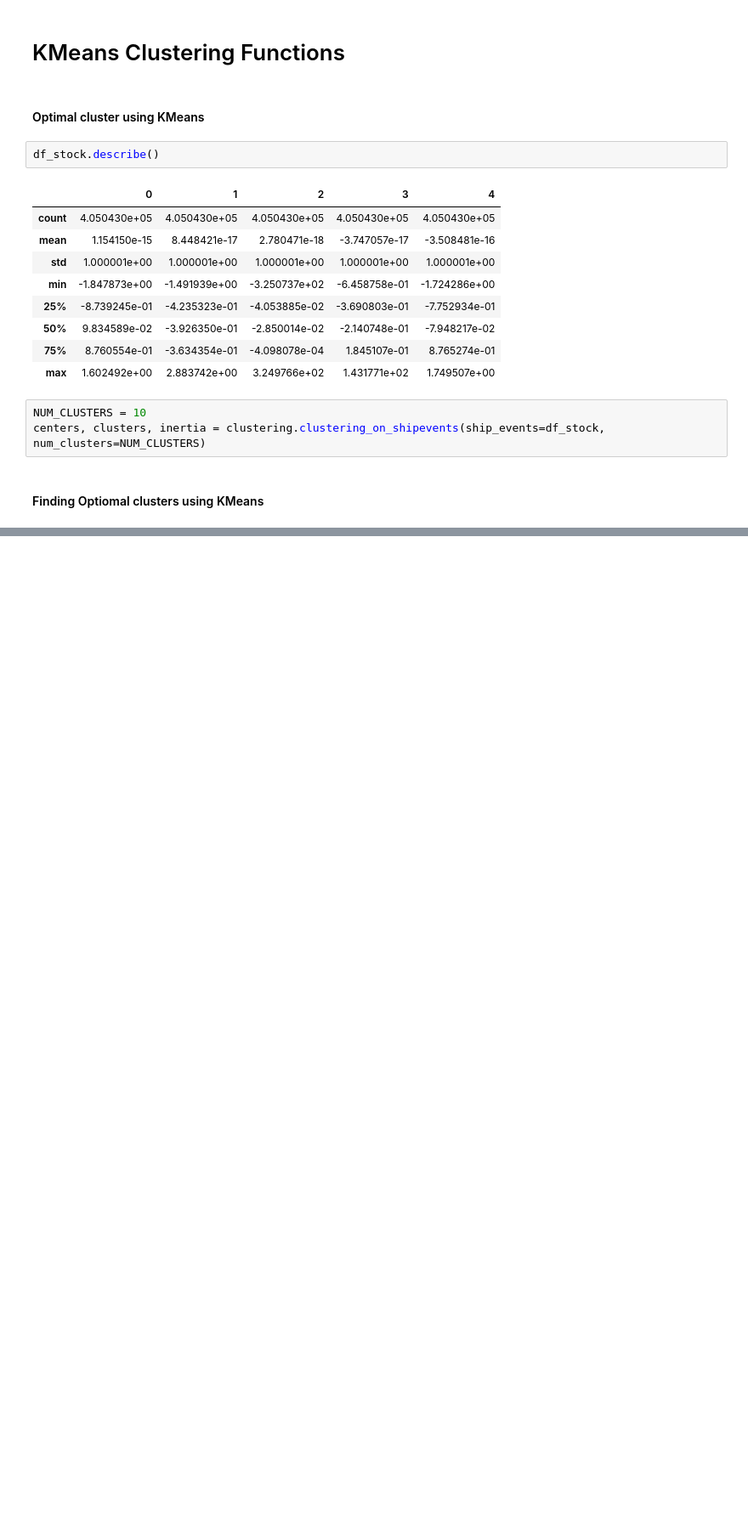
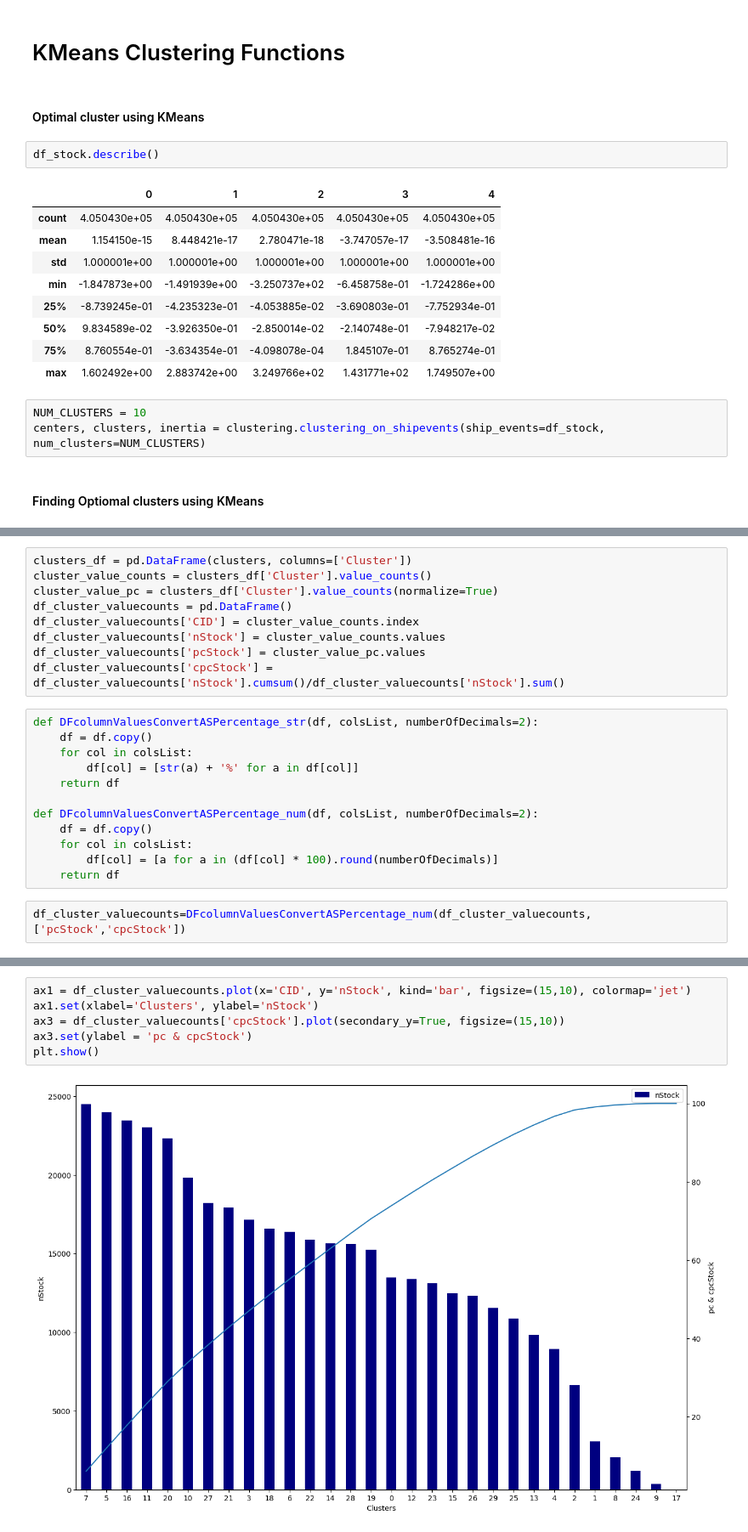
Before and after one commit to VenkateswaraT/sample, a Jupyter notebook: Untitled-1.ipynb, the cells around one changed output, grey strips where cells are left out. Shown at 85% size. Cells and saved outputs as stored; diff of their text form; blank space fills up the shorter version.

```diff
--- a/Untitled-1.ipynb
+++ b/Untitled-1.ipynb
@@ -133,0 +181,23 @@ clustering.find_optimal_clusters_kmeans(data=df_stock, max_k=300, algo='KMeans',
+# %%
+clusters_df = pd.DataFrame(clusters, columns=['Cluster'])
+cluster_value_counts = clusters_df['Cluster'].value_counts()
+cluster_value_pc = clusters_df['Cluster'].value_counts(normalize=True)
+df_cluster_valuecounts = pd.DataFrame()
+df_cluster_valuecounts['CID'] = cluster_value_counts.index
+df_cluster_valuecounts['nStock'] = cluster_value_counts.values
+df_cluster_valuecounts['pcStock'] = cluster_value_pc.values
+df_cluster_valuecounts['cpcStock'] = df_cluster_valuecounts['nStock'].cumsum()/df_cluster_valuecounts['nStock'].sum()
+# %%
+def DFcolumnValuesConvertASPercentage_str(df, colsList, numberOfDecimals=2):
+    df = df.copy()
+    for col in colsList:
+        df[col] = [str(a) + '%' for a in df[col]]
+    return df
+
+def DFcolumnValuesConvertASPercentage_num(df, colsList, numberOfDecimals=2):
+    df = df.copy()
+    for col in colsList:
+        df[col] = [a for a in (df[col] * 100).round(numberOfDecimals)]
+    return df
+# %%
+df_cluster_valuecounts=DFcolumnValuesConvertASPercentage_num(df_cluster_valuecounts,['pcStock','cpcStock'])
@@ -133,0 +213,8 @@ clustering.find_optimal_clusters_kmeans(data=df_stock, max_k=300, algo='KMeans',
+# %%
+ax1 = df_cluster_valuecounts.plot(x='CID', y='nStock', kind='bar', figsize=(15,10), colormap='jet')
+ax1.set(xlabel='Clusters', ylabel='nStock')
+ax3 = df_cluster_valuecounts['cpcStock'].plot(secondary_y=True, figsize=(15,10))
+ax3.set(ylabel = 'pc & cpcStock')
+plt.show()
+# %% [output]
+[figure, added]
```
Also changed, not shown: parts of 16 cells of this notebook.
